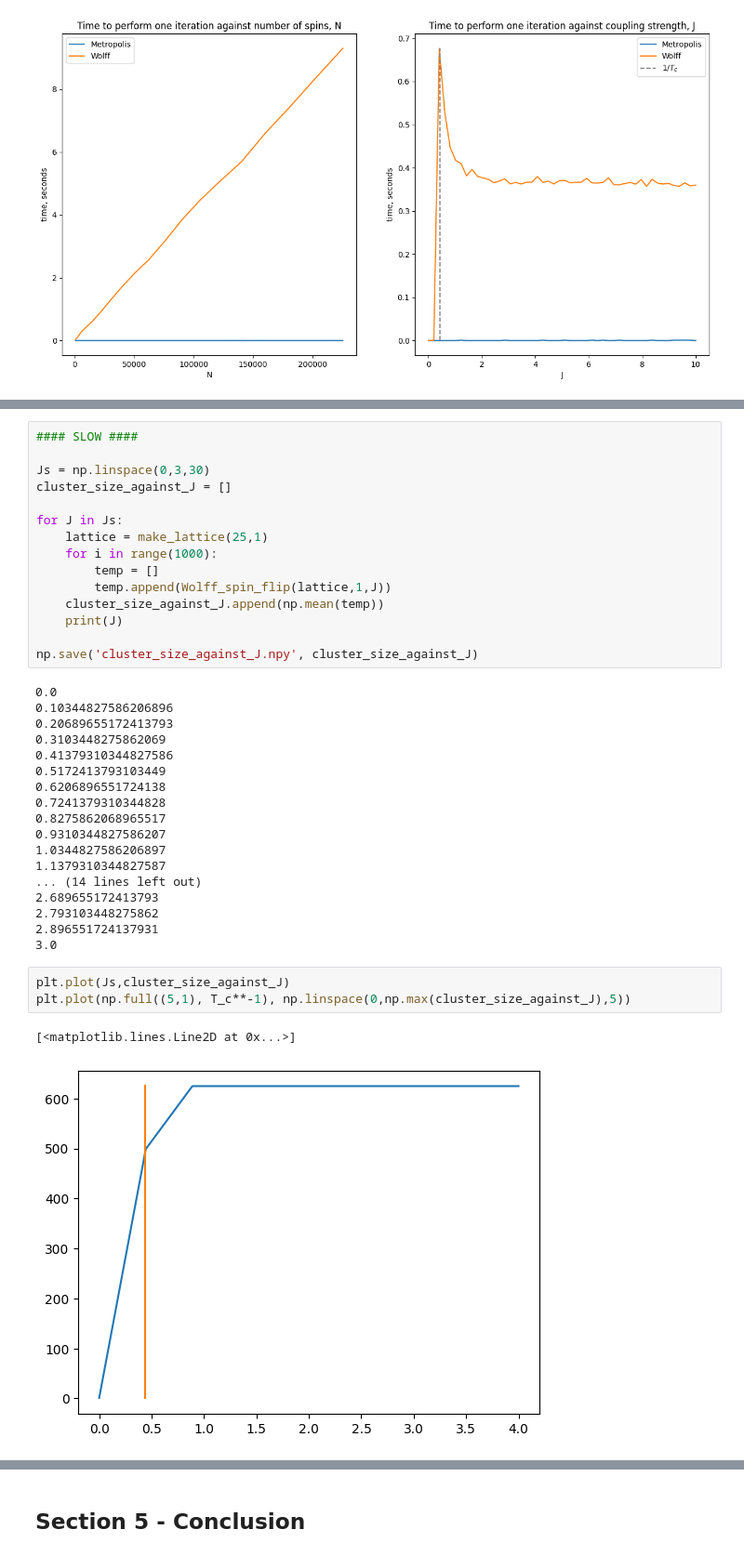
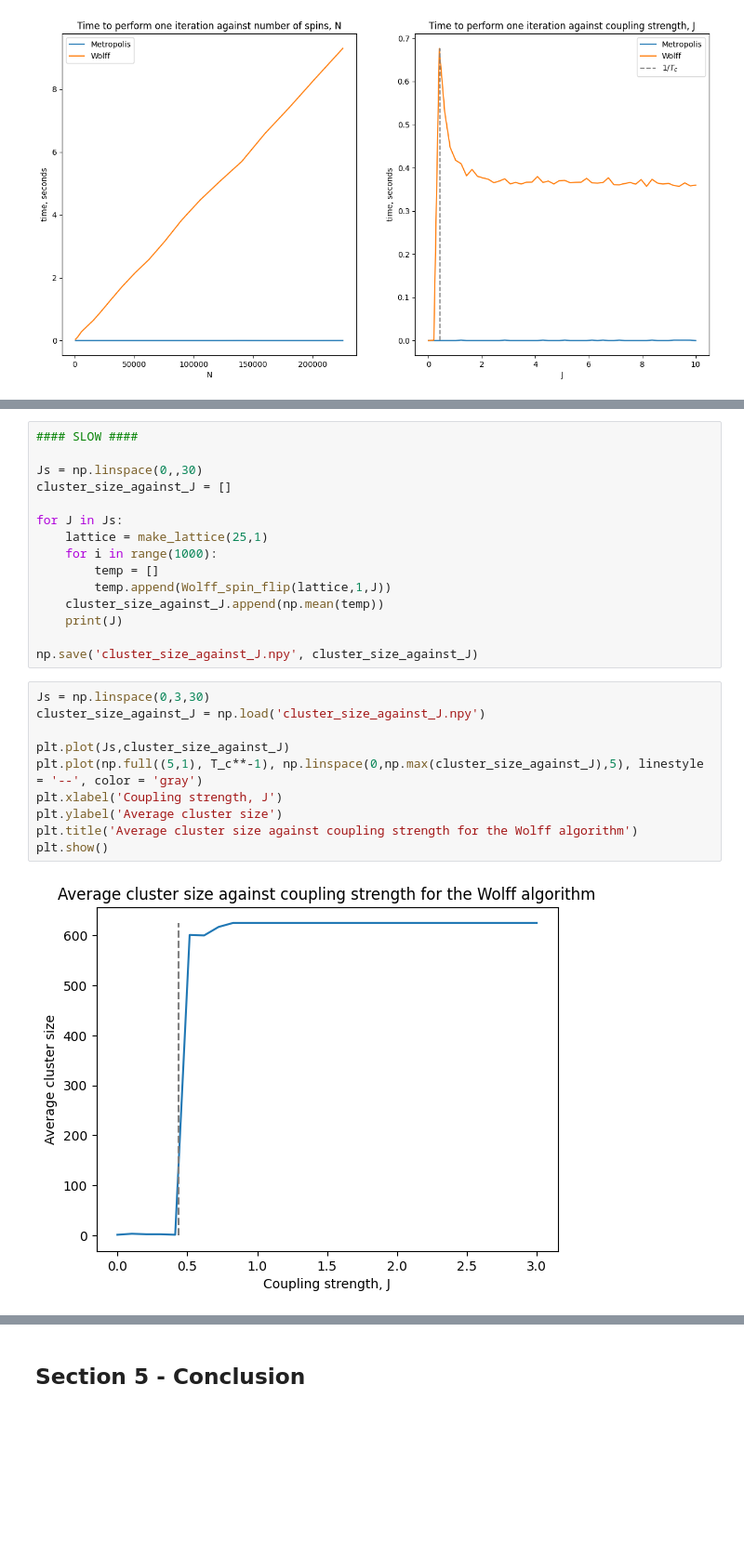
Before and after one commit to Part-II-Computational-Physics/cluster-algorithms-for-monte-carlo-jbd29, a Jupyter notebook: Report.ipynb, the cells around one changed output, grey strips where cells are left out. Shown at 93% size. Saved outputs shown, nothing was run; the diff lists cells and outputs as text; blank space fills up the shorter version.

```diff
--- a/Report.ipynb
+++ b/Report.ipynb
@@ -862,7 +829,7 @@ To further investigate this relationship for the Wolff algorithm, $1000$ iterati
 # %%
 #### SLOW ####
 
-Js = np.linspace(0,3,30)
+Js = np.linspace(0,,30)
 cluster_size_against_J = []
 
 for J in Js:
@@ -874,27 +841,15 @@ for J in Js:
     print(J)
 
 np.save('cluster_size_against_J.npy', cluster_size_against_J)
-# %% [output]
-0.0
-0.10344827586206896
-0.20689655172413793
-0.3103448275862069
-0.41379310344827586
-0.5172413793103449
-0.6206896551724138
-0.7241379310344828
-0.8275862068965517
-0.9310344827586207
-1.0344827586206897
-1.1379310344827587
-... (14 lines left out)
-2.689655172413793
-2.793103448275862
-2.896551724137931
-3.0
 # %%
+Js = np.linspace(0,3,30)
+cluster_size_against_J = np.load('cluster_size_against_J.npy')
+
 plt.plot(Js,cluster_size_against_J)
-plt.plot(np.full((5,1), T_c**-1), np.linspace(0,np.max(cluster_size_against_J),5))
+plt.plot(np.full((5,1), T_c**-1), np.linspace(0,np.max(cluster_size_against_J),5), linestyle = '--', color = 'gray')
+plt.xlabel('Coupling strength, J')
+plt.ylabel('Average cluster size')
+plt.title('Average cluster size against coupling strength for the Wolff algorithm')
+plt.show()
 # %% [output]
-[<matplotlib.lines.Line2D at 0x...>]
-[figure, old version]
+[figure, new version]
```
Also changed, not shown: parts of 29 cells of this notebook.
